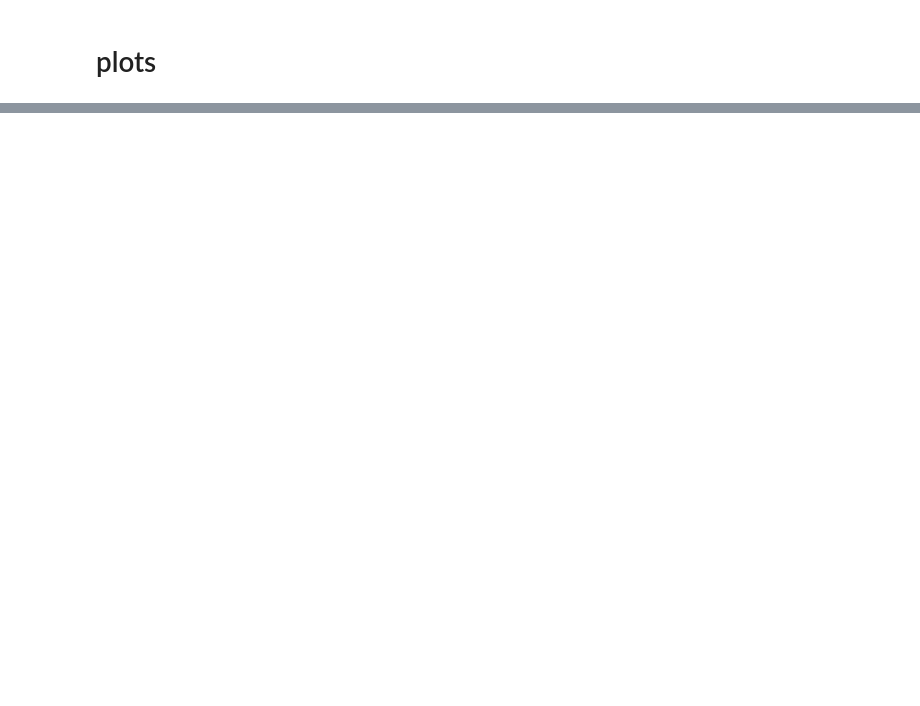
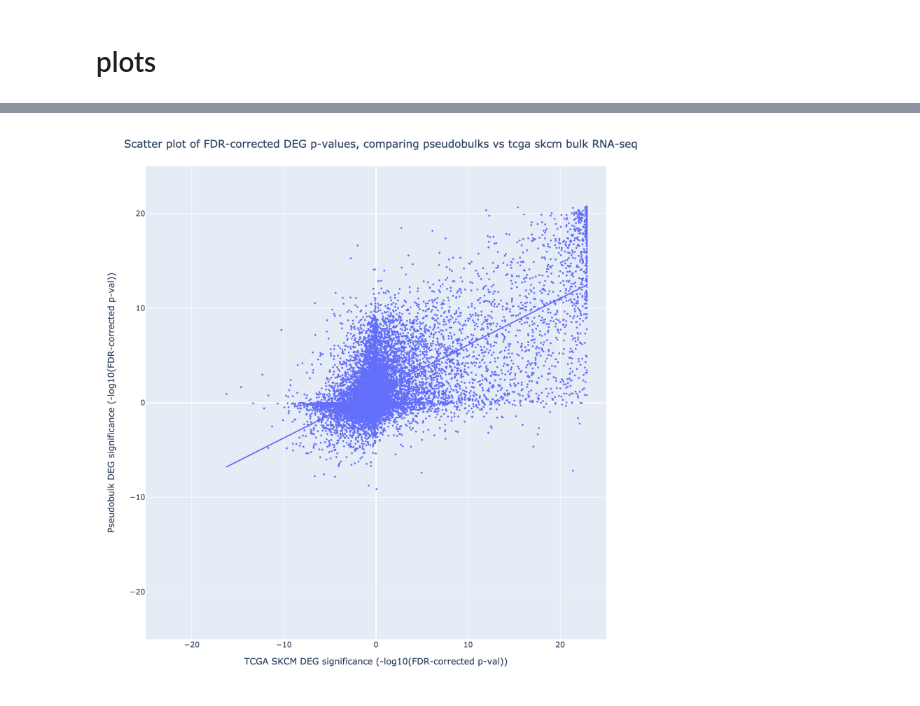
Before and after one commit to davidliu-lab/deconv, a Jupyter notebook: 2_pseudobulk_generation/view pseudobulk differential expression.ipynb, the cells around one changed output, grey strips where cells are left out. Drawn from its saved outputs; the diff is of its cells as text; code cells hidden in the pictures; blank space fills up the shorter version.

```diff
--- a/2_pseudobulk_generation/view pseudobulk differential expression.ipynb
+++ b/2_pseudobulk_generation/view pseudobulk differential expression.ipynb
@@ -423,0 +230,17 @@ fig.show(renderer="browser")
+# %%
+importlib.reload(deg_analysis)
+
+fig = deg_analysis.make_scatter_of_signed_pvals(
+    df_gene_stats_tcga_skcm, df_gene_stats_pseudobulks
+)
+
+fig.update_layout(
+    title="Scatter plot of FDR-corrected DEG p-values, comparing pseudobulks vs tcga skcm bulk RNA-seq",
+    xaxis_title="TCGA SKCM DEG significance (-log10(FDR-corrected p-val))",
+    yaxis_title="Pseudobulk DEG significance (-log10(FDR-corrected p-val))",
+)
+
+fig.show(renderer="png", scale=2, width=900, height=900)
+fig.show("browser")
+# %% [output]
+[figure, added]
```
Also changed, not shown: parts of 65 cells of this notebook, 1 other file.
